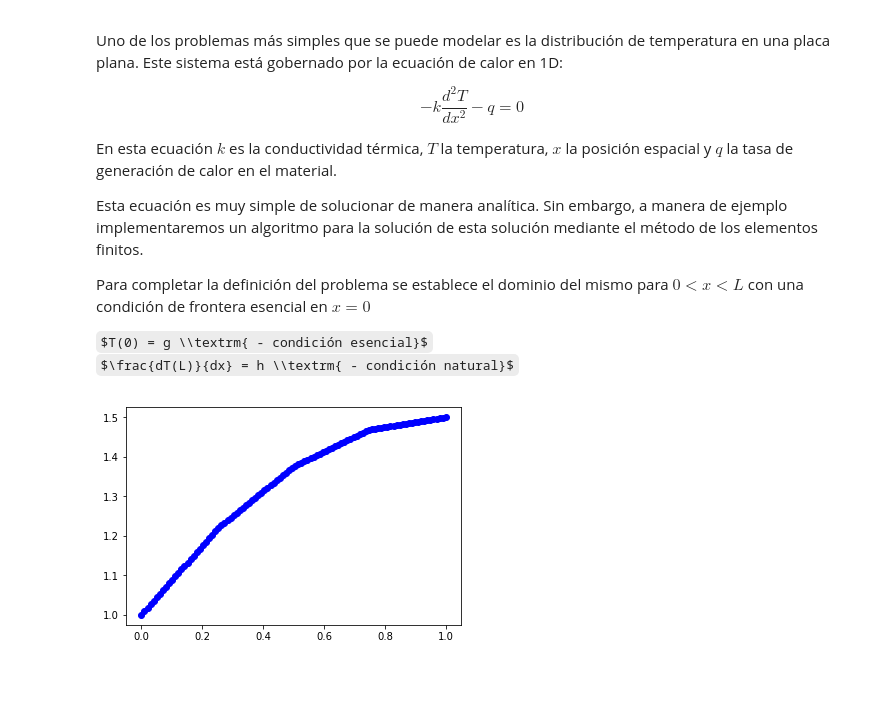
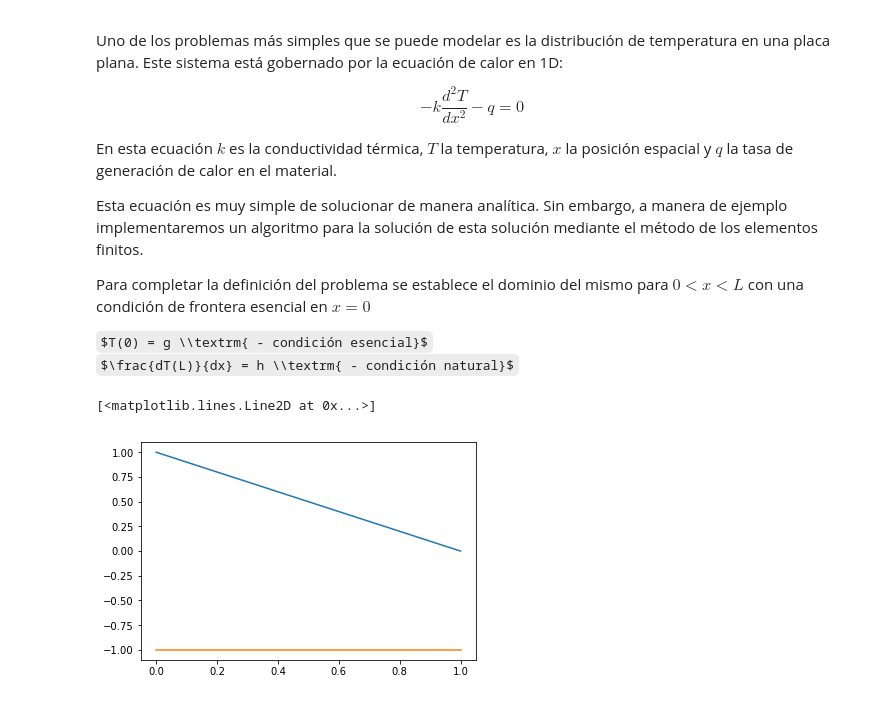
Before and after one commit to andresgm/fem_201710, a Jupyter notebook: 1d-simple.ipynb, the cells around one changed output. Saved outputs shown, nothing was run; the diff lists cells and outputs as text; code cells hidden in the pictures; some formulas as TeX source.

```diff
--- a/1d-simple.ipynb
+++ b/1d-simple.ipynb
@@ -20,27 +20,35 @@ Para completar la definición del problema se establece el dominio del mismo par
 $T(0) = g \\textrm{ - condición esencial}$
 $\frac{dT(L)}{dx} = h \\textrm{ - condición natural}$
 # %%
-def basis(x,i,dx):
+def basis(xbar,i,he):
     """Returns the ith basis funciton at x
-    x-position
+    xbar - local element coordinate
+    i - basis function index
+    he - width of each element
+    """
+    if i == 0: return 1 - xbar/he
+    if i == 1: return xbar/he
+    return -1 # Este seria un codigo de error, toca mejorar
+
+def dbasis(x,i,he):
+    """Returns the ith basis funciton at x
+    xbar - local element coordinate
     i - basis funciton index
-    dx - width of each element
+    he - width of each element
     """
-    if x <= (i-1)*dx: return 0.0
-    if x >= (i+1)*dx: return 0.0
-    if x < i*dx: return (x-i*dx)/dx+1
-    return 1.0-(x-i*dx)/dx
-
-def dbasis(x,i,dx):
-    """Returns the ith basis funciton at x
-    x-position
-    i - basis funciton index
-    dx - width of each element
-    """
-    if x <= (i-1)*dx: return 0.0
-    if x >= (i+1)*dx: return 0.0
-    if x < i*dx: return 1.0/dx
-    return -1.0/dx
+    if i == 0: return -1/he
+    if i == 1: return 1/he
+    return -1 # Este seria un codigo de error, toca mejorar
+# %%
+# Verifiquemos si sí se está devolviendo bien la función de forma
+xvec = linspace(0,1,10)
+basisv = vectorize(basis)
+plot(xvec,basisv(xvec,0,1))
+dbasisv = vectorize(dbasis)
+plot(xvec,dbasisv(xvec,0,1))
+# %% [output]
+[<matplotlib.lines.Line2D at 0x...>]
+[figure, added]
 # %%
 def f(x):
     return 1.0
@@ -78,14 +100,3 @@ F[n] += h
 # %%
 # Solve
 d = np.linalg.solve(K,F)
-# %%
-# Plot solution
-x = np.linspace(0,1,100)
-for y in x:
-    val = 0.
-    for i in range (n+1):
-        val += basis(y,i,dx)*d[i]
-    plt.plot(y,val,'bo')
-plt.show()
-# %% [output]
-[figure, removed]
```
Also changed, not shown: parts of 9 cells of this notebook.
